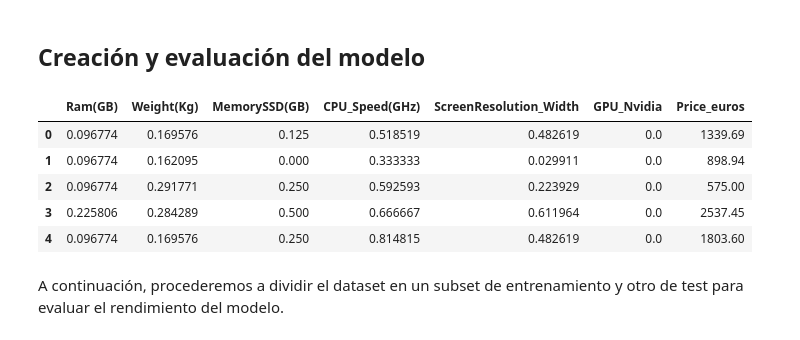
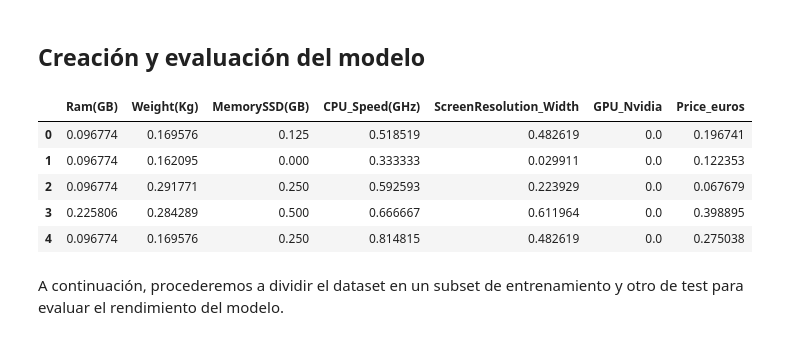
Before and after one commit to carlosalloUOC/PRA2-Limpieza-Analisis, a Jupyter notebook: src/Práctica 2 - Tipologia.ipynb, the cells around one changed output. Cells and saved outputs as stored; diff of their text form; code cells hidden in the pictures.

Commit message:
apartados 4+ finalizados

```diff
--- a/src/Práctica 2 - Tipologia.ipynb
+++ b/src/Práctica 2 - Tipologia.ipynb
@@ -1019,17 +1016,18 @@ A partir de los resultados, vemos que la única variables que podría ser releva
 laptops_finished = laptops_initial[["Ram(GB)", "Weight(Kg)", "MemorySSD(GB)", "CPU_Speed(GHz)", "ScreenResolution_Width", "GPU_Nvidia", "Price_euros"]]
 # %%
 # Normalización de los valores del dataset
-cols_to_normalize = ["Ram(GB)", "Weight(Kg)", "MemorySSD(GB)", "CPU_Speed(GHz)", "ScreenResolution_Width", "GPU_Nvidia"]
-scaler = MinMaxScaler()
-laptops_finished = pandas.DataFrame(scaler.fit_transform(laptops_finished[cols_to_normalize].values), columns=cols_to_normalize, index=laptops_finished[cols_to_normalize].index).join(laptops_finished["Price_euros"])
+scaler = MinMaxScaler(feature_range=(0,1))
+ind_cols = ["Ram(GB)", "Weight(Kg)", "MemorySSD(GB)", "CPU_Speed(GHz)", "ScreenResolution_Width", "GPU_Nvidia", "Price_euros"]
+final_data = laptops_finished.values
+laptops_finished = pandas.DataFrame(scaler.fit_transform(final_data), columns=ind_cols)
 laptops_finished.head(5)
 # %% [output]
 |  | Ram(GB) | Weight(Kg) | MemorySSD(GB) | CPU_Speed(GHz) | ScreenResolution_Width | GPU_Nvidia | Price_euros |
-| 0 | 0.096774 | 0.169576 | 0.125 | 0.518519 | 0.482619 | 0.0 | 1339.69 |
-| 1 | 0.096774 | 0.162095 | 0.000 | 0.333333 | 0.029911 | 0.0 | 898.94 |
-| 2 | 0.096774 | 0.291771 | 0.250 | 0.592593 | 0.223929 | 0.0 | 575.00 |
-| 3 | 0.225806 | 0.284289 | 0.500 | 0.666667 | 0.611964 | 0.0 | 2537.45 |
-| 4 | 0.096774 | 0.169576 | 0.250 | 0.814815 | 0.482619 | 0.0 | 1803.60 |
+| 0 | 0.096774 | 0.169576 | 0.125 | 0.518519 | 0.482619 | 0.0 | 0.196741 |
+| 1 | 0.096774 | 0.162095 | 0.000 | 0.333333 | 0.029911 | 0.0 | 0.122353 |
+| 2 | 0.096774 | 0.291771 | 0.250 | 0.592593 | 0.223929 | 0.0 | 0.067679 |
+| 3 | 0.225806 | 0.284289 | 0.500 | 0.666667 | 0.611964 | 0.0 | 0.398895 |
+| 4 | 0.096774 | 0.169576 | 0.250 | 0.814815 | 0.482619 | 0.0 | 0.275038 |
 # %% [markdown]
 A continuación, procederemos a dividir el dataset en un subset de entrenamiento y otro de test para evaluar el rendimiento del modelo.
 # %%
```
Also changed, not shown: parts of 13 cells of this notebook, 1 other file.
